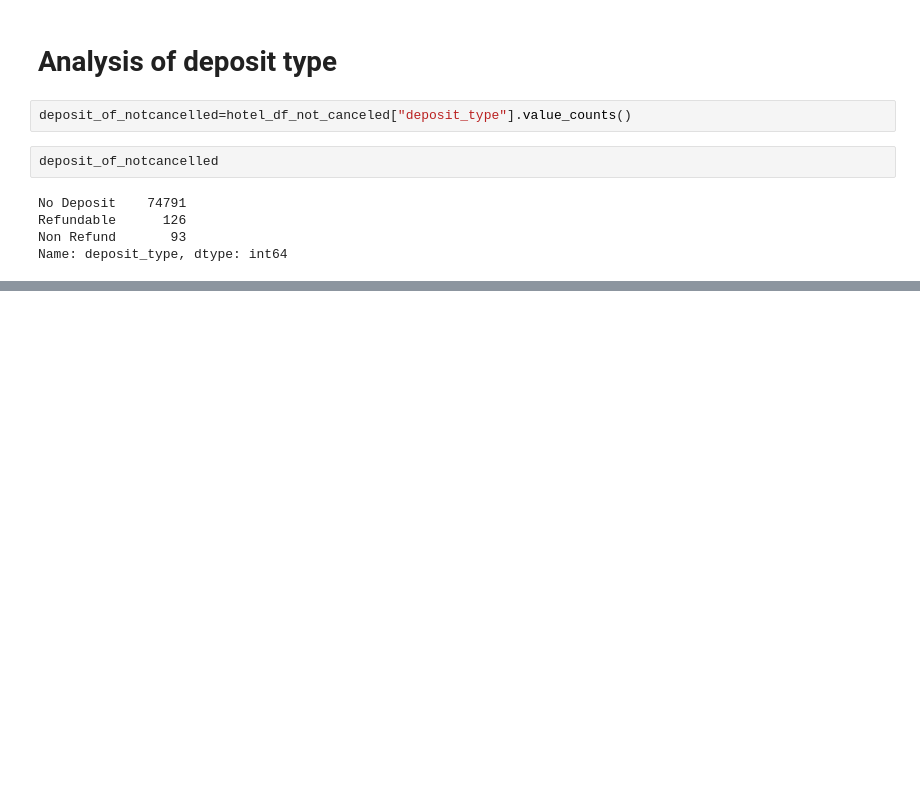
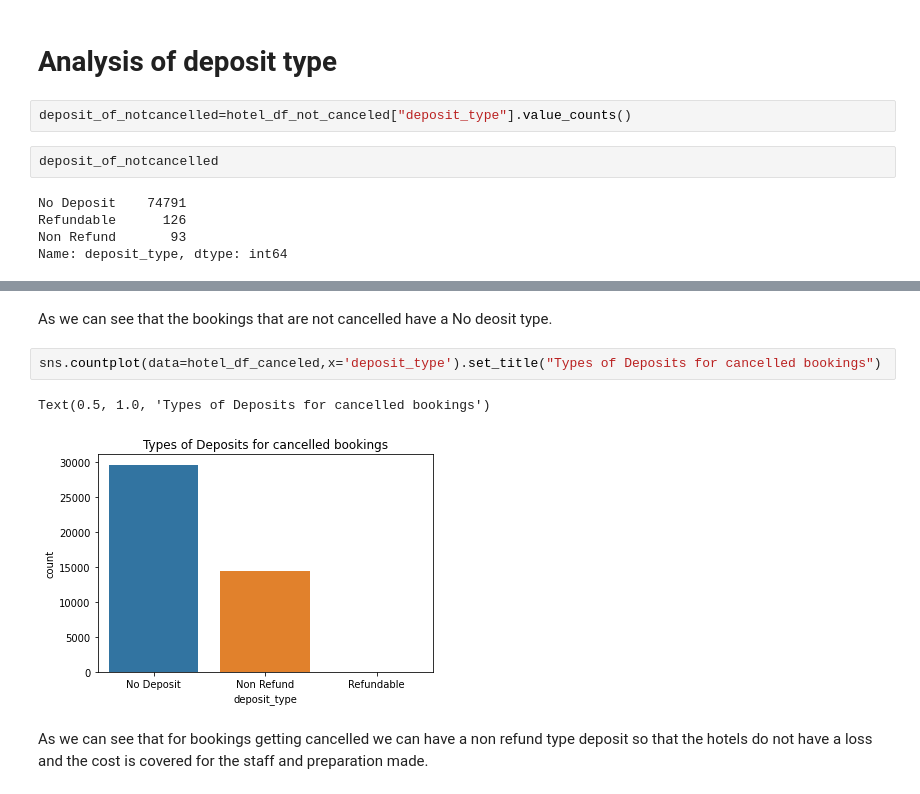
Before and after one commit to kfaisalofficial/Hotel-booking-analysis, a Jupyter notebook: Copy_of_Hotel_Booking_Analysis_Capstone_Project.ipynb, the cells around one changed output, grey strips where cells are left out. Saved outputs shown, nothing was run; the diff lists cells and outputs as text; blank space fills up the shorter version.

```diff
--- a/Copy_of_Hotel_Booking_Analysis_Capstone_Project.ipynb
+++ b/Copy_of_Hotel_Booking_Analysis_Capstone_Project.ipynb
@@ -412,0 +413,9 @@ Text(0.5, 1.0, 'Types of Deposits')
+# %% [markdown]
+As we can see that the bookings that are not cancelled have a No deosit type.
+# %%
+sns.countplot(data=hotel_df_canceled,x='deposit_type').set_title("Types of Deposits for cancelled bookings")
+# %% [output]
+Text(0.5, 1.0, 'Types of Deposits for cancelled bookings')
+[figure, added]
+# %% [markdown]
+As we can see that for bookings getting cancelled we can have a non refund type deposit so that the hotels do not have a loss and the cost is covered for the staff and preparation made.
```
Also changed, not shown: parts of 3 cells of this notebook.
